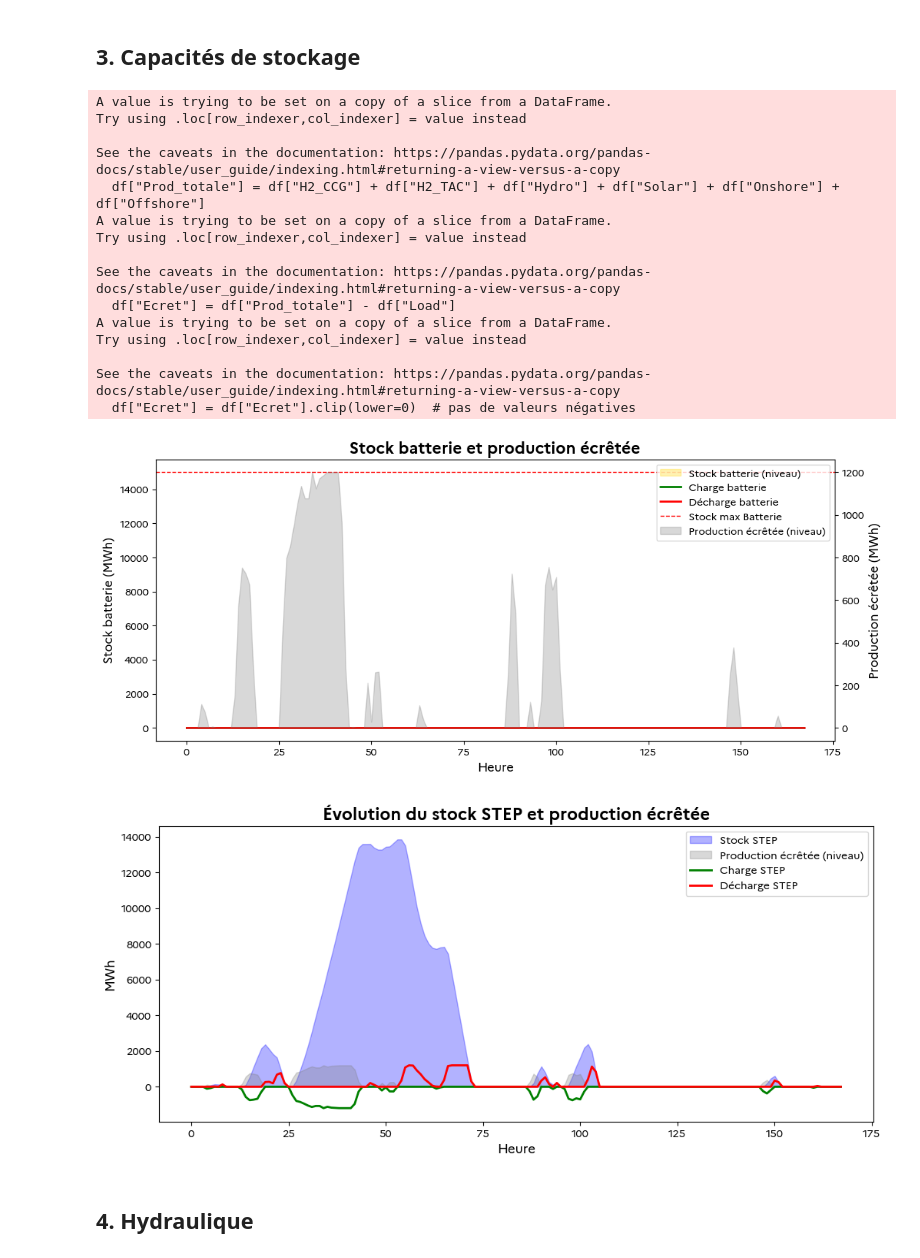
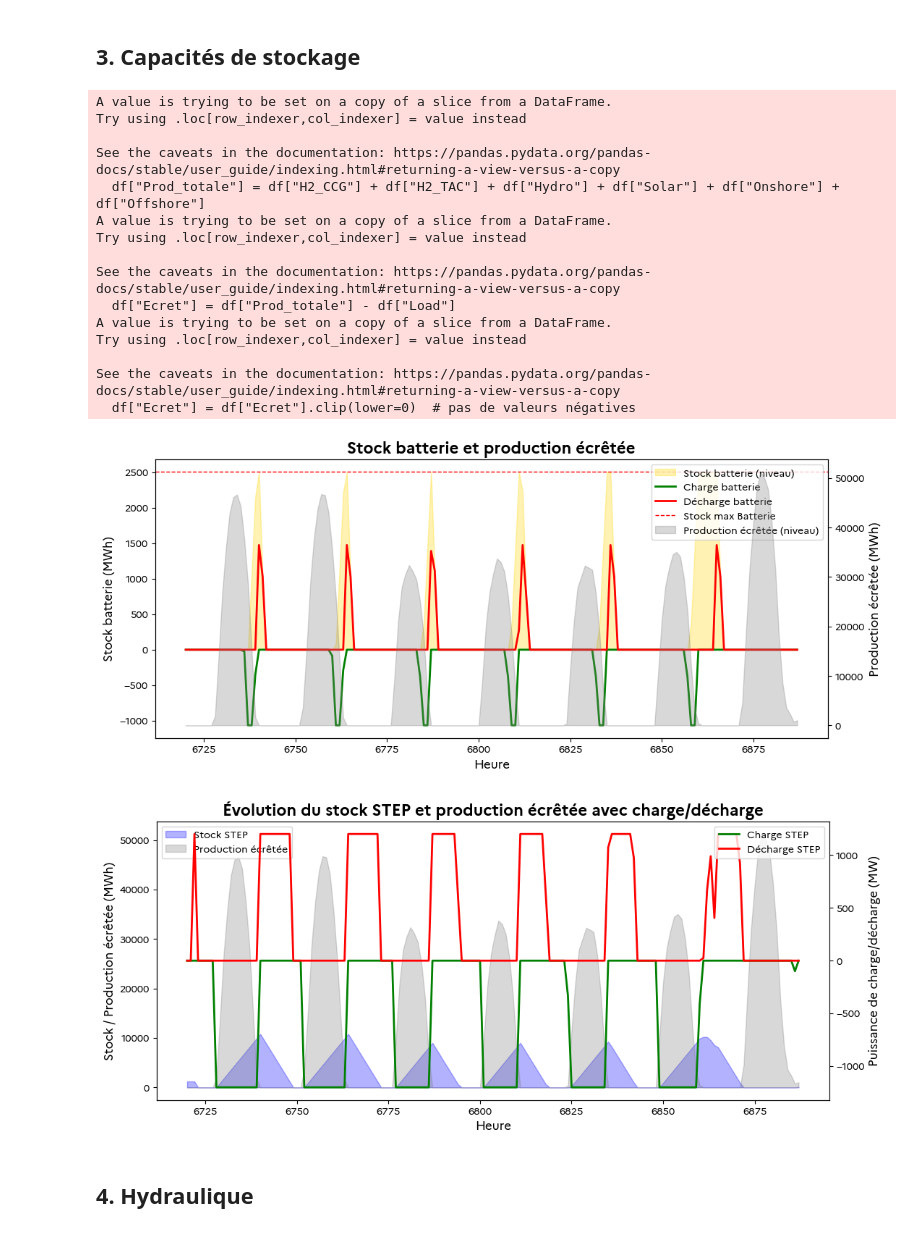
Before and after one commit to alextonon/ETE305_Optimization_Study, a Jupyter notebook: analysis.ipynb, the cells around one changed output. Cells and saved outputs as stored; diff of their text form; code cells hidden in the pictures.

```diff
--- a/analysis.ipynb
+++ b/analysis.ipynb
@@ -66,8 +66,8 @@ charge_cols = [
 ## __0. Lecture des données__
 # %%
 # Config de lecture des données
-WEEK_TO_PLOT = 0
-H2_STOCK = True
+WEEK_TO_PLOT = 40
+H2_STOCK = False
 
 
 if H2_STOCK:
@@ -244,7 +244,6 @@ ax1.axhline(y=stock_max_battery, linestyle="--", linewidth=1, color="red", label
 ax1.set_xlabel("Heure")
 ax1.set_ylabel("Stock batterie (MWh)")
 
-
 # Axe secondaire : production écrêtée
 ax2 = ax1.twinx()
 # ax2.plot(time, df["Ecret"], linestyle="--", linewidth=2,color="gray", label="Production écrêtée")
@@ -253,46 +252,53 @@ ax2.set_ylabel("Production écrêtée (MWh)")
 
 # Légende combinée
 lines_1, labels_1 = ax1.get_legend_handles_labels()
 lines_2, labels_2 = ax2.get_legend_handles_labels()
 ax1.legend(lines_1 + lines_2, labels_1 + labels_2, loc="upper right")
 
 plt.title("Stock batterie et production écrêtée")
 plt.show()
 
 # --- Plot Stock STEP ---
 # On peut calculer stock max STEP si on a Pmax_STEP et durée max 24*7h
 #stock_max_STEP = ?
 
-plt.figure(figsize=(12,5))
-#plt.plot(time, df["STEP_stock"], linewidth=2, color='blue', label="Stock STEP")
-plt.fill_between(time, 0, df["STEP_stock"], color='blue', alpha=0.3, label="Stock STEP")
-#plt.axhline(y=stock_max_STEP, linestyle="--", color="red", label="Stock max STEP")
-plt.fill_between(time, 0, df["Ecret"], color='gray', alpha=0.3, label="Production écrêtée (niveau)")
-plt.plot(time, -df["STEP_charge"], linewidth=2, color='green', label = "Charge STEP")
-plt.plot(time, df["STEP_discharge"], linewidth=2, color='red', label = "Décharge STEP")
-plt.title("Évolution du stock STEP et production écrêtée")
-plt.xlabel("Heure")
-plt.ylabel("MWh")
-plt.legend()
+
+fig, ax1 = plt.subplots(figsize=(12,5))
+
+# Axe principal : Stock STEP et production écrêtée
+ax1.fill_between(time, 0, df["STEP_stock"], color='blue', alpha=0.3, label="Stock STEP")
+ax1.fill_between(time, 0, df["Ecret"], color='gray', alpha=0.3, label="Production écrêtée")
+ax1.set_xlabel("Heure")
+ax1.set_ylabel("Stock / Production écrêtée (MWh)")
+ax1.legend(loc='upper left')
+
+# Axe secondaire : Charge et décharge
+ax2 = ax1.twinx()
+ax2.plot(time, -df["STEP_charge"], color='green', linewidth=2, label="Charge STEP")
+ax2.plot(time, df["STEP_discharge"], color='red', linewidth=2, label="Décharge STEP")
+ax2.set_ylabel("Puissance de charge/décharge (MW)")
+ax2.legend(loc='upper right')
+
+plt.title("Évolution du stock STEP et production écrêtée avec charge/décharge")
 plt.show()
 # %% [output]
 A value is trying to be set on a copy of a slice from a DataFrame.
 Try using .loc[row_indexer,col_indexer] = value instead
 
 See the caveats in the documentation: https://pandas.pydata.org/pandas-docs/stable/user_guide/indexing.html#returning-a-view-versus-a-copy
   df["Prod_totale"] = df["H2_CCG"] + df["H2_TAC"] + df["Hydro"] + df["Solar"] + df["Onshore"] + df["Offshore"]
 A value is trying to be set on a copy of a slice from a DataFrame.
 Try using .loc[row_indexer,col_indexer] = value instead
 
 See the caveats in the documentation: https://pandas.pydata.org/pandas-docs/stable/user_guide/indexing.html#returning-a-view-versus-a-copy
   df["Ecret"] = df["Prod_totale"] - df["Load"]
 A value is trying to be set on a copy of a slice from a DataFrame.
 Try using .loc[row_indexer,col_indexer] = value instead
 
 See the caveats in the documentation: https://pandas.pydata.org/pandas-docs/stable/user_guide/indexing.html#returning-a-view-versus-a-copy
   df["Ecret"] = df["Ecret"].clip(lower=0)  # pas de valeurs négatives
-[figure, old version]
+[figure, new version]
-[figure, old version]
+[figure, new version]
 # %% [markdown]
 ## **4. Hydraulique**
 # %% [markdown]
```
Also changed, not shown: parts of 7 cells of this notebook, 1 other file.
